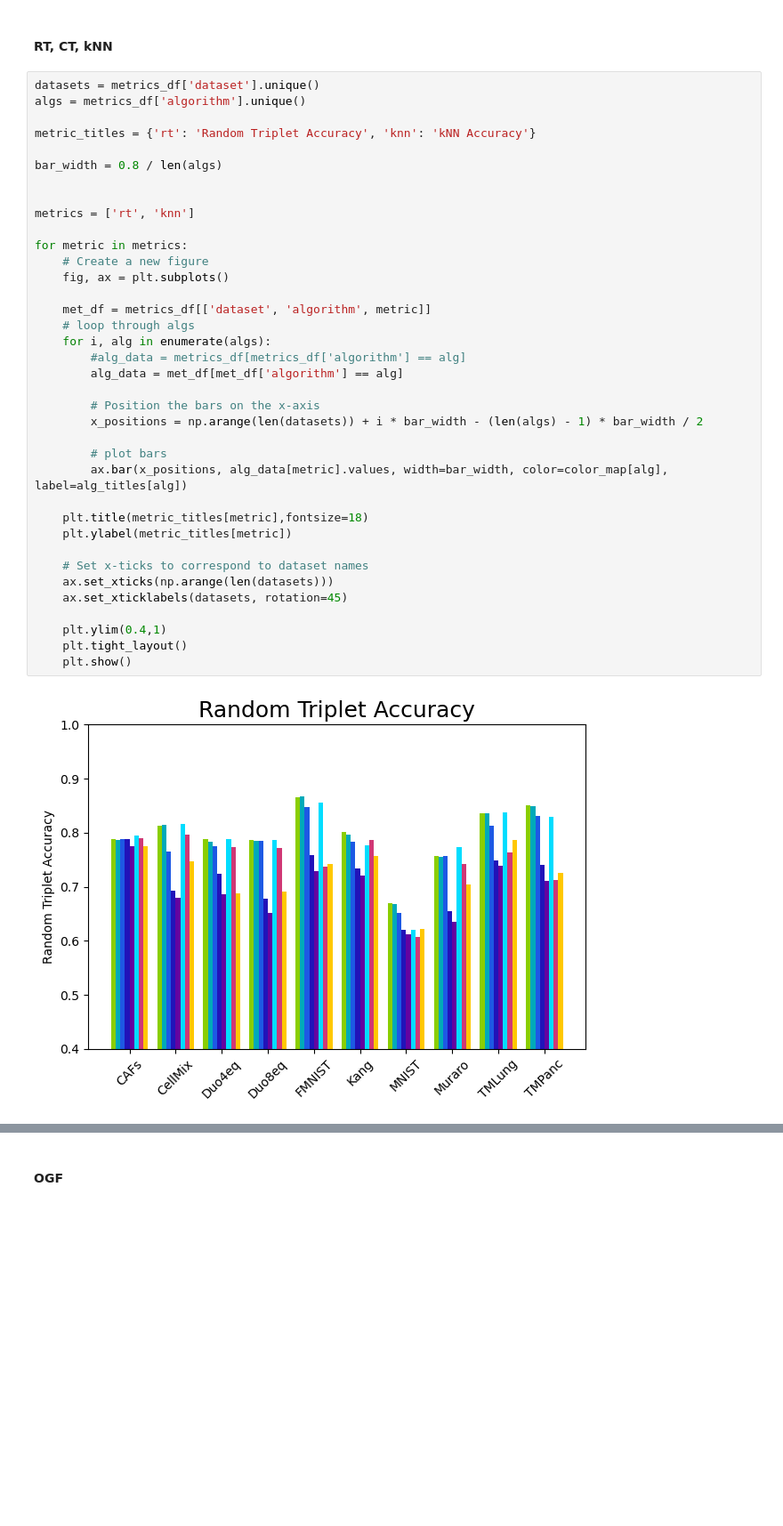
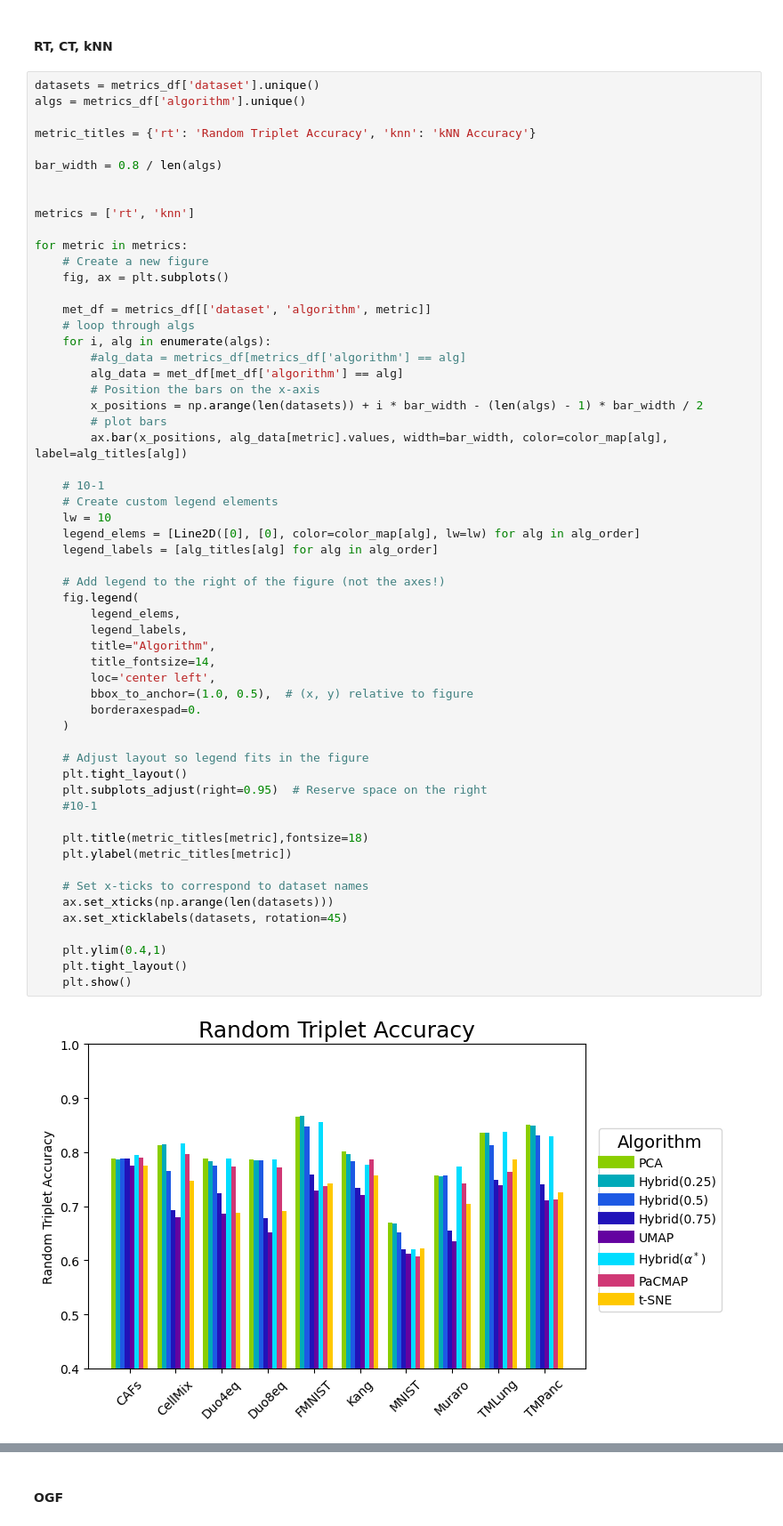
Before and after one commit to corinne-ort/drpaper25, a Jupyter notebook: sick_plots.ipynb, the cells around one changed output, grey strips where cells are left out. Shown at 89% size. Saved outputs shown, nothing was run; the diff lists cells and outputs as text; blank space fills up the shorter version.

```diff
--- a/sick_plots.ipynb
+++ b/sick_plots.ipynb
@@ -179,33 +179,53 @@ metric_titles = {'rt': 'Random Triplet Accuracy', 'knn': 'kNN Accuracy'}
 bar_width = 0.8 / len(algs)
 
 
 metrics = ['rt', 'knn']
 
 for metric in metrics:
     # Create a new figure
     fig, ax = plt.subplots()
 
     met_df = metrics_df[['dataset', 'algorithm', metric]]
     # loop through algs
     for i, alg in enumerate(algs):
         #alg_data = metrics_df[metrics_df['algorithm'] == alg]
         alg_data = met_df[met_df['algorithm'] == alg]
-
         # Position the bars on the x-axis
         x_positions = np.arange(len(datasets)) + i * bar_width - (len(algs) - 1) * bar_width / 2
-
         # plot bars
         ax.bar(x_positions, alg_data[metric].values, width=bar_width, color=color_map[alg], label=alg_titles[alg])
+
+    # 10-1
+    # Create custom legend elements
+    lw = 10
+    legend_elems = [Line2D([0], [0], color=color_map[alg], lw=lw) for alg in alg_order]
+    legend_labels = [alg_titles[alg] for alg in alg_order]
+
+    # Add legend to the right of the figure (not the axes!)
+    fig.legend(
+        legend_elems,
+        legend_labels,
+        title="Algorithm",
+        title_fontsize=14,
+        loc='center left',
+        bbox_to_anchor=(1.0, 0.5),  # (x, y) relative to figure
+        borderaxespad=0.
+    )
+
+    # Adjust layout so legend fits in the figure
+    plt.tight_layout()
+    plt.subplots_adjust(right=0.95)  # Reserve space on the right
+    #10-1
 
     plt.title(metric_titles[metric],fontsize=18)
     plt.ylabel(metric_titles[metric])
 
     # Set x-ticks to correspond to dataset names
     ax.set_xticks(np.arange(len(datasets)))
     ax.set_xticklabels(datasets, rotation=45)
 
     plt.ylim(0.4,1)
     plt.tight_layout()
     plt.show()
 # %% [output]
-[figure, old version]
+[figure, new version]
```
Also changed, not shown: parts of 1 cell of this notebook, 1 other file.
